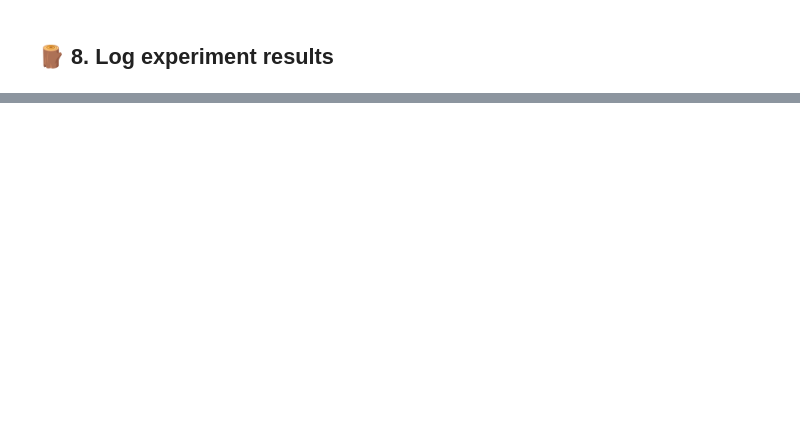
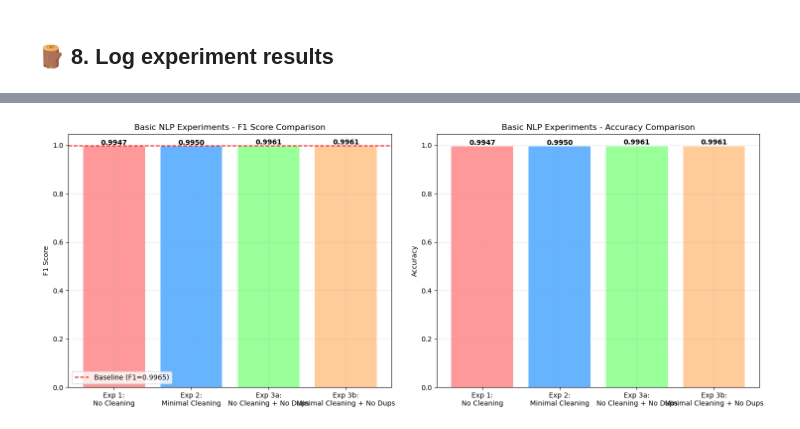
Before and after one commit to GFiaMon/project-nlp-challenge, a Jupyter notebook: notebooks/04_Model_Testing_Traditional_NLP.ipynb, the cells around one changed output, grey strips where cells are left out. Saved outputs shown, nothing was run; the diff lists cells and outputs as text; code cells hidden in the pictures; blank space fills up the shorter version.

```diff
--- a/notebooks/04_Model_Testing_Traditional_NLP.ipynb
+++ b/notebooks/04_Model_Testing_Traditional_NLP.ipynb
@@ -763,0 +1488,77 @@ This structured approach will give you clear comparisons and help you choose the
+# %%
+print("\n🏆 BASIC NLP EXPERIMENTS SUMMARY")
+print("=" * 60)
+
+# Compile all results
+basic_nlp_results = {
+    'Exp 1: No Cleaning': metrics_exp1,
+    'Exp 2: Minimal Cleaning': metrics_exp2,
+    'Exp 3a: No Cleaning + No Dups': results_exp3['no_cleaning_no_dups'],
+    'Exp 3b: Minimal Cleaning + No Dups': results_exp3['minimal_cleaning_no_dups']
+}
+
+# Compare with baseline
+baseline_f1 = 0.9965  # Best previous result (SVM with lemmatized)
+print(f"📊 Baseline to beat (SVM + lemmatized): F1 = {baseline_f1:.4f}")
+print("\n📈 Basic NLP Results:")
+
+best_basic_f1 = 0
+best_basic_name = ""
+
+for exp_name, metrics in basic_nlp_results.items():
+    improvement = "✅" if metrics['f1'] > baseline_f1 else "❌"
+    diff = metrics['f1'] - baseline_f1
+
+    print(f"{exp_name:30} | F1: {metrics['f1']:.4f} | Diff: {diff:+.4f} | {improvement}")
+
+    if metrics['f1'] > best_basic_f1:
+        best_basic_f1 = metrics['f1']
+        best_basic_name = exp_name
+
+print(f"\n🏆 Best Basic NLP Approach: {best_basic_name}")
+print(f"📊 Best Basic F1 Score: {best_basic_f1:.4f}")
+
+# Visualization
+import matplotlib.pyplot as plt
+
+fig, (ax1, ax2) = plt.subplots(1, 2, figsize=(15, 6))
+
+# F1 Score Comparison
+exp_names = list(basic_nlp_results.keys())
+f1_scores = [metrics['f1'] for metrics in basic_nlp_results.values()]
+
+bars = ax1.bar(range(len(exp_names)), f1_scores, color=['#ff9999', '#66b3ff', '#99ff99', '#ffcc99'])
+ax1.axhline(y=baseline_f1, color='red', linestyle='--', label=f'Baseline (F1={baseline_f1:.4f})')
+ax1.set_title('Basic NLP Experiments - F1 Score Comparison')
+ax1.set_ylabel('F1 Score')
+ax1.set_xticks(range(len(exp_names)))
+ax1.set_xticklabels([name.replace(': ', ':\n') for name in exp_names], rotation=0, ha='center')
+ax1.legend()
+ax1.grid(True, alpha=0.3)
+
+# Add value labels on bars
+for i, v in enumerate(f1_scores):
+    ax1.text(i, v + 0.001, f'{v:.4f}', ha='center', va='bottom', fontweight='bold')
+
+# Accuracy Comparison
+accuracies = [metrics['accuracy'] for metrics in basic_nlp_results.values()]
+bars2 = ax2.bar(range(len(exp_names)), accuracies, color=['#ff9999', '#66b3ff', '#99ff99', '#ffcc99'])
+ax2.set_title('Basic NLP Experiments - Accuracy Comparison')
+ax2.set_ylabel('Accuracy')
+ax2.set_xticks(range(len(exp_names)))
+ax2.set_xticklabels([name.replace(': ', ':\n') for name in exp_names], rotation=0, ha='center')
+ax2.grid(True, alpha=0.3)
+
+# Add value labels on bars
+for i, v in enumerate(accuracies):
+    ax2.text(i, v + 0.001, f'{v:.4f}', ha='center', va='bottom', fontweight='bold')
+
+plt.tight_layout()
+plt.show()
+
+print("\n💡 Key Insights:")
+print("   - Simple approaches may perform surprisingly well")
+print("   - Duplicate removal impact on performance")
+print("   - Minimal cleaning vs no cleaning effectiveness")
+print("   - Comparison with sophisticated preprocessing pipelines")
+# %% [output]
@@ -763,0 +1577 @@ This structured approach will give you clear comparisons and help you choose the
+[figure, added]
```
Also changed, not shown: parts of 32 cells of this notebook, 51 other files.
